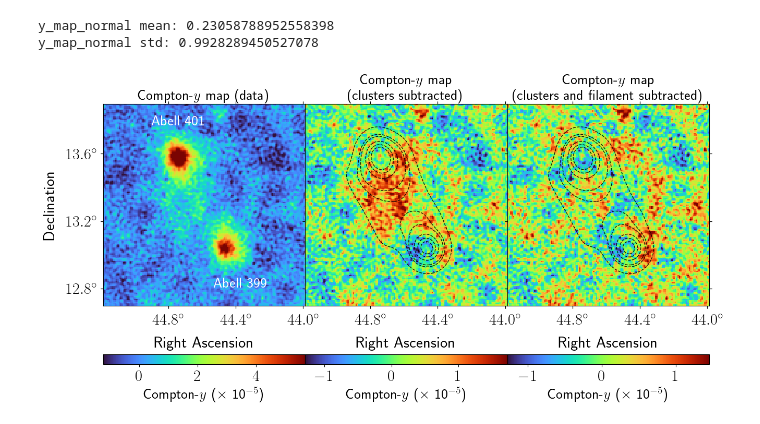
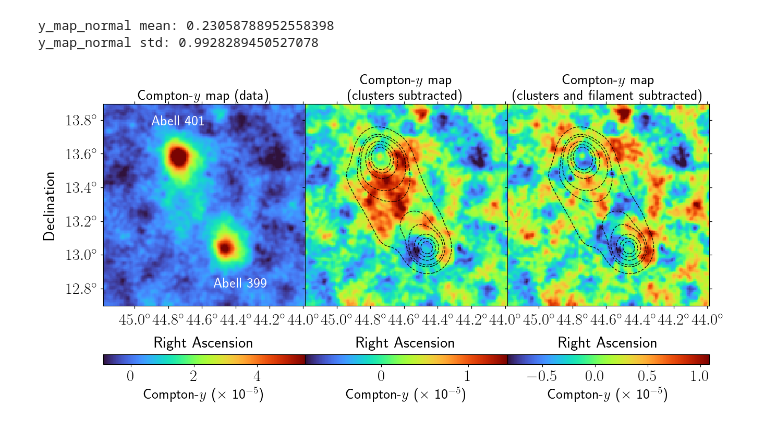
Before and after one commit to guanyilun/multi-freq-bridge, a Jupyter notebook: notebooks/y_map.ipynb, the cells around one changed output. Cells and saved outputs as stored; diff of their text form; code cells hidden in the pictures.

Commit message:
Update Compton Y maps contours PDF with new visualizations

```diff
--- a/notebooks/y_map.ipynb
+++ b/notebooks/y_map.ipynb
@@ -42,23 +42,19 @@ region = ut.get_region(cf['region_center_ra'],
 
 norm_const = -3.526666833214854e-07 * 10**5
 y_map_normal = enmap.read_map("/home/gill/research/ACT/paper/models/ymaps/regular.fits", box=region) * norm_const
-y_map_clusters = enmap.read_map("/home/gill/research/ACT/paper/models/ymaps/sep21/ilc_residual_haloOnly_SZ_wBandpass.fits", box=region) * norm_const
-y_map_all = enmap.read_map("/home/gill/research/ACT/paper/models/ymaps/sep21/ilc_residual_all_SZ_wBandpass.fits", box=region) * norm_const
+y_map_clusters = enmap.read_map("/home/gill/research/ACT/paper/models/ymaps/clusters_only.fits", box=region) * norm_const
+y_map_all = enmap.read_map("/home/gill/research/ACT/paper/models/ymaps/all.fits", box=region) * norm_const
 
-# models_best_fit_clusters = enmap.read_map("/home/gill/research/ACT/paper/models/indiv/total_model_only_clusters_full_map//models/model_98_pa5.fits", box=region)
-# models_best_fit_all = enmap.read_map("/home/gill/research/ACT/paper/models/indiv/total_model_all_three_systems_full_map//models/model_98_pa5.fits", box=region)
+models_best_fit_clusters = enmap.read_map("/home/gill/research/ACT/paper/models/indiv/total_model_only_clusters_full_map//models/model_98_pa5.fits", box=region)
+models_best_fit_all = enmap.read_map("/home/gill/research/ACT/paper/models/indiv/total_model_all_three_systems_full_map//models/model_98_pa5.fits", box=region)
 
 # print mean and std of y_map_normal
 print("y_map_normal mean:", np.mean(y_map_normal))
 print("y_map_normal std:", np.std(y_map_normal))
 
-best_fit_tSZ_all = enmap.read_map("/home/gill/research/ACT/paper/x_ray_radio/bridge_indv_98_pa5_model_uK_all.fits", box=region)
-best_fit_sigma_all = np.std(best_fit_tSZ_all)
-best_fit_contour_levels_all = np.array([-5, -4, -3, -2, -1.7, -1]) * best_fit_sigma_all
-
-best_fit_tSZ_clusters = enmap.read_map("/home/gill/research/ACT/paper/x_ray_radio/bridge_indv_98_pa5_model_uK_clusters.fits", box=region)
-best_fit_sigma_clusters = np.std(best_fit_tSZ_clusters)
-best_fit_contour_levels_clusters = np.array([-5, -4, -3, -2, -1]) * best_fit_sigma_clusters
+best_fit_tSZ = enmap.read_map("/home/gill/research/ACT/paper/x_ray_radio/bridge_indv_98_pa5_model_uK_all.fits", box=region)
+best_fit_sigma = np.std(best_fit_tSZ)
+best_fit_contour_levels = np.array([-5, -4, -3, -2, -1.7, -1]) * best_fit_sigma
 # %% [output]
 y_map_normal mean: 0.23058788952558398
 y_map_normal std: 0.9928289450527078
@@ -84,6 +80,12 @@ for i, (y_map, title) in enumerate(zip(maps, titles)):
     cmap = plt.cm.turbo  # Inverted plasma colormap
     norm = ImageNormalize(y_map, interval=ZScaleInterval())
 
+    # Optionally apply Gaussian filter for smoothing
+    gaussian_filter_flag = True
+    if gaussian_filter_flag:
+        from scipy.ndimage import gaussian_filter
+        y_map = gaussian_filter(y_map, sigma=1.25)
+
     if i == 0:  # For the first subplot (data map), use simple norm for better contrast
         norm = simple_norm(y_map, stretch="linear", percent=99)  # Use simple norm for better contrast
     elif i == 1:  # For the second subplot (clusters subtracted), use asinh stretch
@@ -95,9 +97,15 @@ for i, (y_map, title) in enumerate(zip(maps, titles)):
 
     # Add contours based on subplot index
     if i == 1:  # clusters subtracted map - use clusters only model
-        contours = ax.contour(best_fit_tSZ_all, levels=best_fit_contour_levels_all, colors='black', alpha=0.9, linewidths=1)
+        sigma = np.std(models_best_fit_clusters)
+        mean = np.mean(models_best_fit_clusters)
+        contour_levels = [mean - 5*sigma, mean - 3*sigma, mean - sigma]
+        contours = ax.contour(best_fit_tSZ, levels=best_fit_contour_levels, colors='black', alpha=0.9, linewidths=1)
     elif i == 2:  # all subtracted map - use all model
-        contours = ax.contour(best_fit_tSZ_all, levels=best_fit_contour_levels_all, colors='black', alpha=0.9, linewidths=1)
+        sigma = np.std(models_best_fit_all)
+        mean = np.mean(models_best_fit_all)
+        contour_levels = [mean - 5*sigma, mean - 3*sigma, mean - sigma]
+        contours = ax.contour(best_fit_tSZ, levels=best_fit_contour_levels, colors='black', alpha=0.9, linewidths=1)
     # No contours for i == 0 (data map)
 
     # Set up coordinate axes
@@ -114,39 +122,34 @@ for i, (y_map, title) in enumerate(zip(maps, titles)):
 
     # Ensure tick labels are in float degrees
     ra.set_major_formatter('d.d')
     dec.set_major_formatter('d.d')
 
     # Invert x-axis for proper RA display
     ax.invert_xaxis()
 
     # Add title
     ax.set_title(title, fontsize=20)
 
-    # change ra ticks to be at 0.4 degree intervals
-    ra.set_ticks(spacing=0.4 * u.deg)
-    dec.set_ticks(spacing=0.4 * u.deg)
-
     # Add colorbar for each subplot
     cbar = plt.colorbar(im, ax=ax, orientation='horizontal', pad=0.15, shrink=1)
     cbar.set_label(label=r'Compton-$y$ ($\times$ 10$^{-5}$)', fontsize=20)
 
     # Add Abell cluster labels to the first map
     if i == 0:
         # Abell 401 position
         ax.text(cf['c1_ra'], cf['c1_dec'] + 0.2, 'Abell 401', transform=ax.get_transform('world'),
                 fontsize=20, color='white', ha='center', va='center', weight='bold')
 
         # Abell 399 position
         ax.text(cf['c2_ra']-.1, cf['c2_dec'] - 0.2, 'Abell 399', transform=ax.get_transform('world'),
                 fontsize=20, color='white', ha='center', va='center', weight='bold')
 
 # Reduce horizontal space between subplots
 plt.subplots_adjust(wspace=0.0)
-plt.minorticks_on()
 plt.savefig('../plots/compton_y_maps_contours.pdf',  dpi=400, bbox_inches='tight')
 plt.show()
 # %% [output]
-[figure, old version]
+[figure, new version]
 # %%
 # matplotlib latex font settings
 plt.rc('text', usetex=True)
```
Also changed, not shown: 1 other file.
